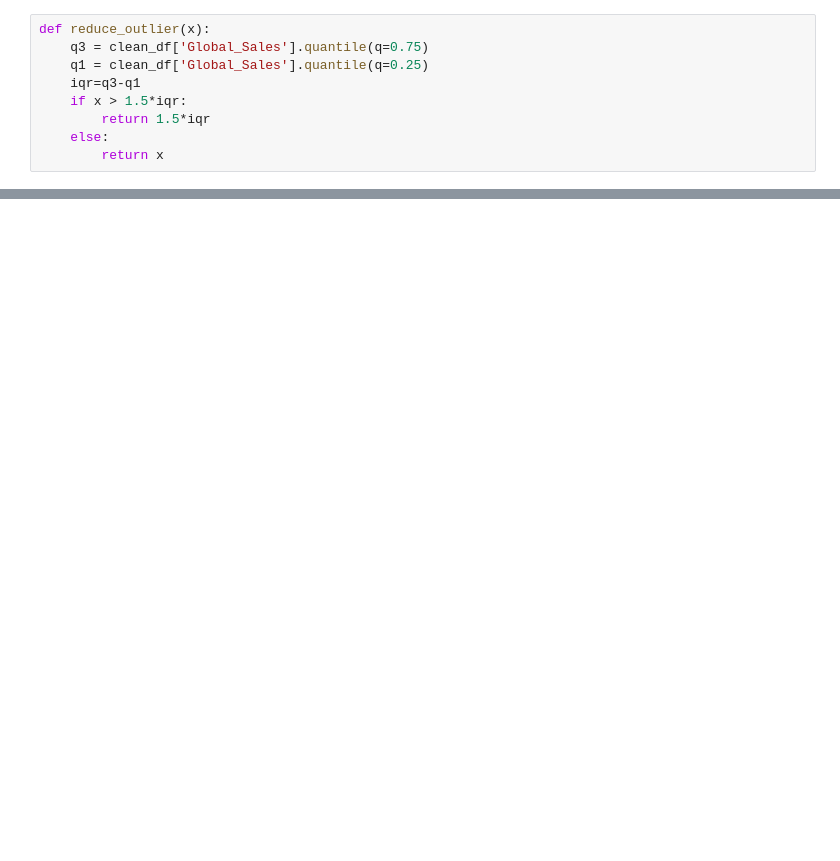
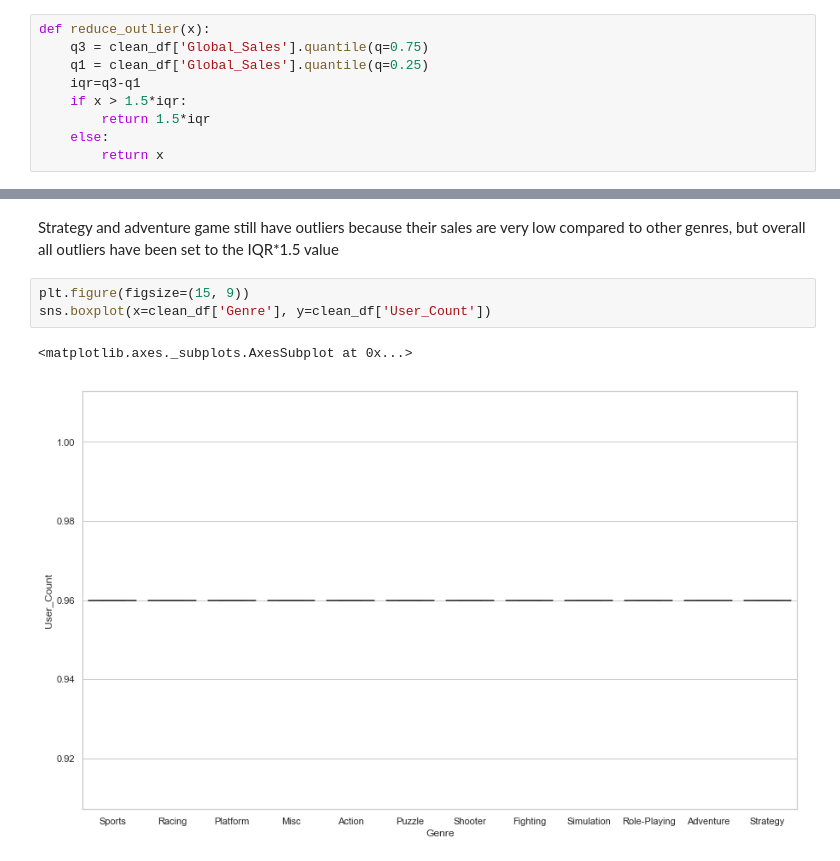
Before and after one commit to legomydiego/Thinkful-Unit-3, a Jupyter notebook: Supervised Learning Capstone Project.ipynb, the cells around one changed output, grey strips where cells are left out. Saved outputs shown, nothing was run; the diff lists cells and outputs as text; blank space fills up the shorter version.

```diff
--- a/Supervised Learning Capstone Project.ipynb
+++ b/Supervised Learning Capstone Project.ipynb
@@ -191,3 +193,11 @@ sns.distplot(clean_df['Global_Sales'].apply(reduce_outlier))
+# %% [markdown]
+Strategy and adventure game still have outliers because their sales are very low compared to other genres, but overall all outliers have been set to the IQR*1.5 value
+# %%
+plt.figure(figsize=(15, 9))
+sns.boxplot(x=clean_df['Genre'], y=clean_df['User_Count'])
+# %% [output]
+<matplotlib.axes._subplots.AxesSubplot at 0x...>
+[figure, added]
 # %%
 sns.distplot(clean_df['Global_Sales'])
 # %% [output]
```
Also changed, not shown: parts of 13 cells of this notebook.
